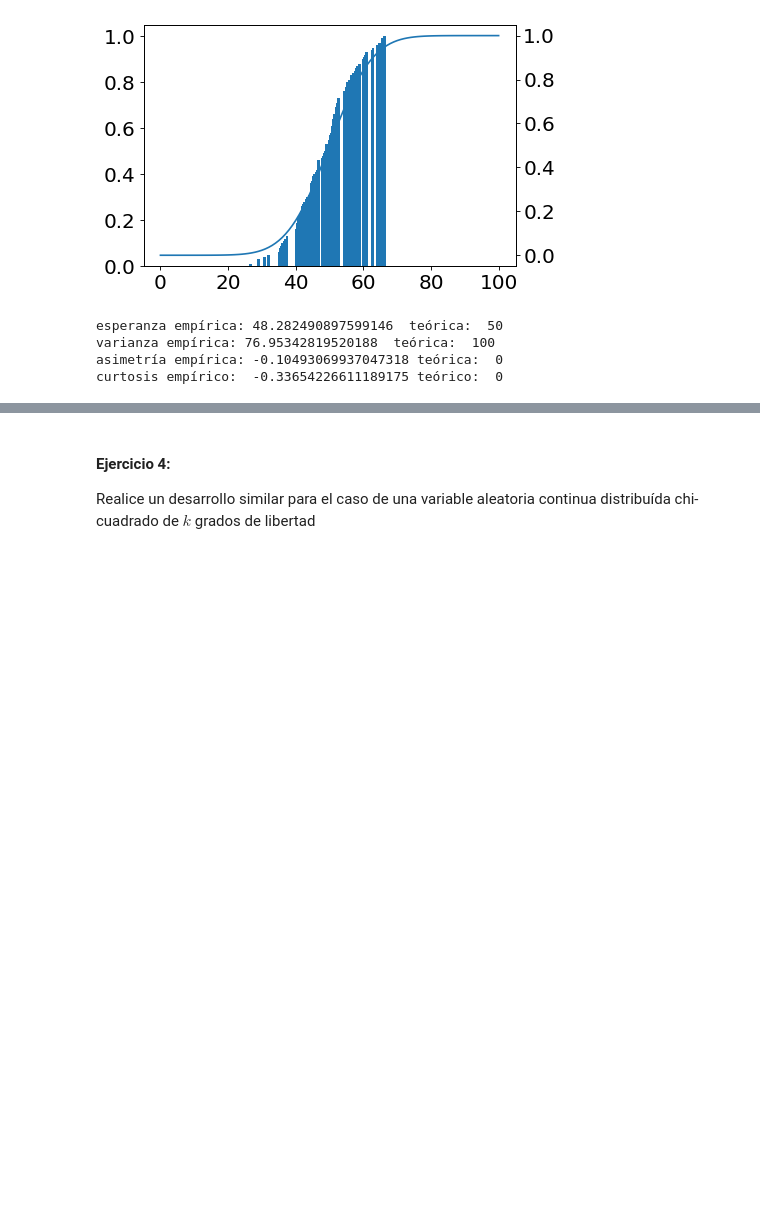
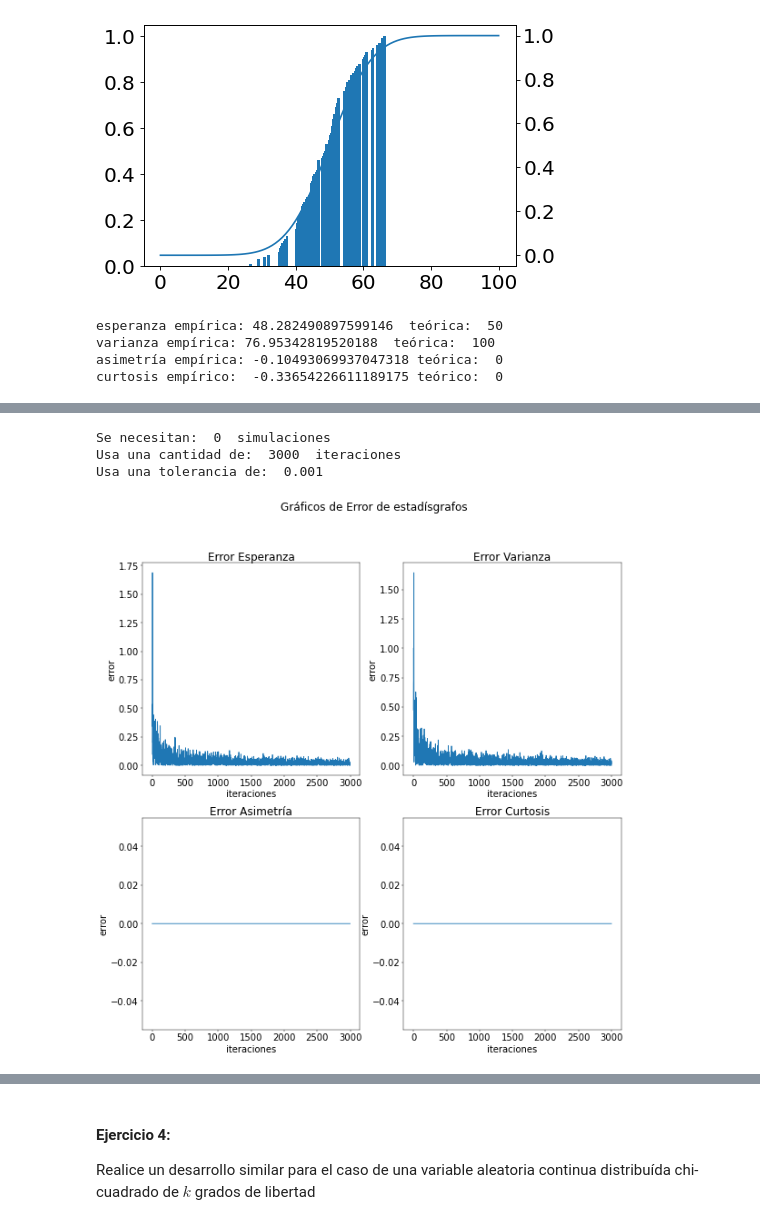
Before and after one commit to estebantejeda/INFO274, a Jupyter notebook: lab2/Laboratorio2.ipynb, the cells around one changed output, grey strips where cells are left out. Drawn from its saved outputs; the diff is of its cells as text; code cells hidden in the pictures; blank space fills up the shorter version.

```diff
--- a/lab2/Laboratorio2.ipynb
+++ b/lab2/Laboratorio2.ipynb
@@ -435,0 +504,7 @@ curtosis empírico:  -0.33654226611189175 teórico:  0
+# %%
+simulacion_normal(30,40,3000,0.001)
+# %% [output]
+Se necesitan:  0  simulaciones
+Usa una cantidad de:  3000  iteraciones
+Usa una tolerancia de:  0.001
+[figure, added]
```
Also changed, not shown: parts of 7 cells of this notebook.
